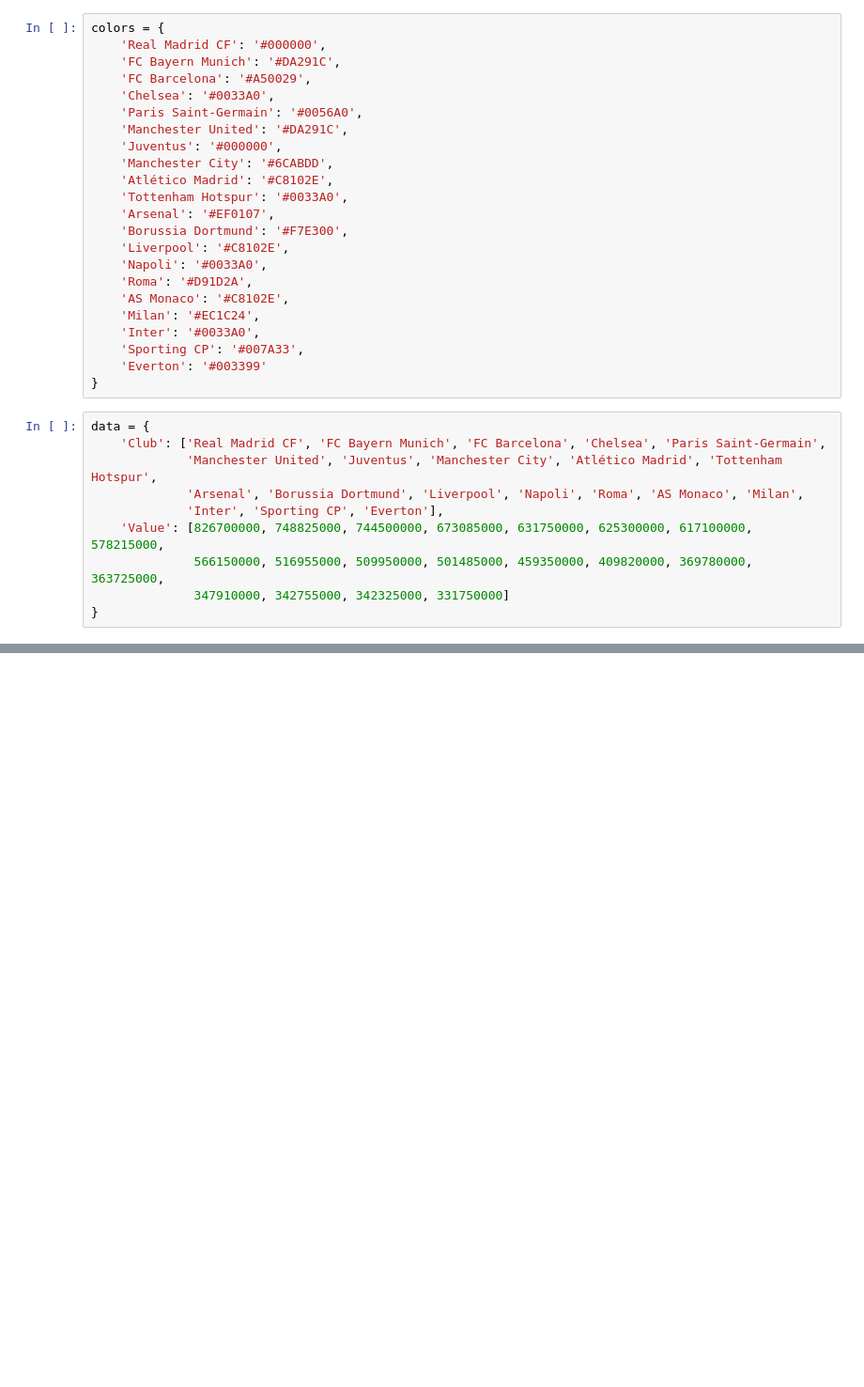
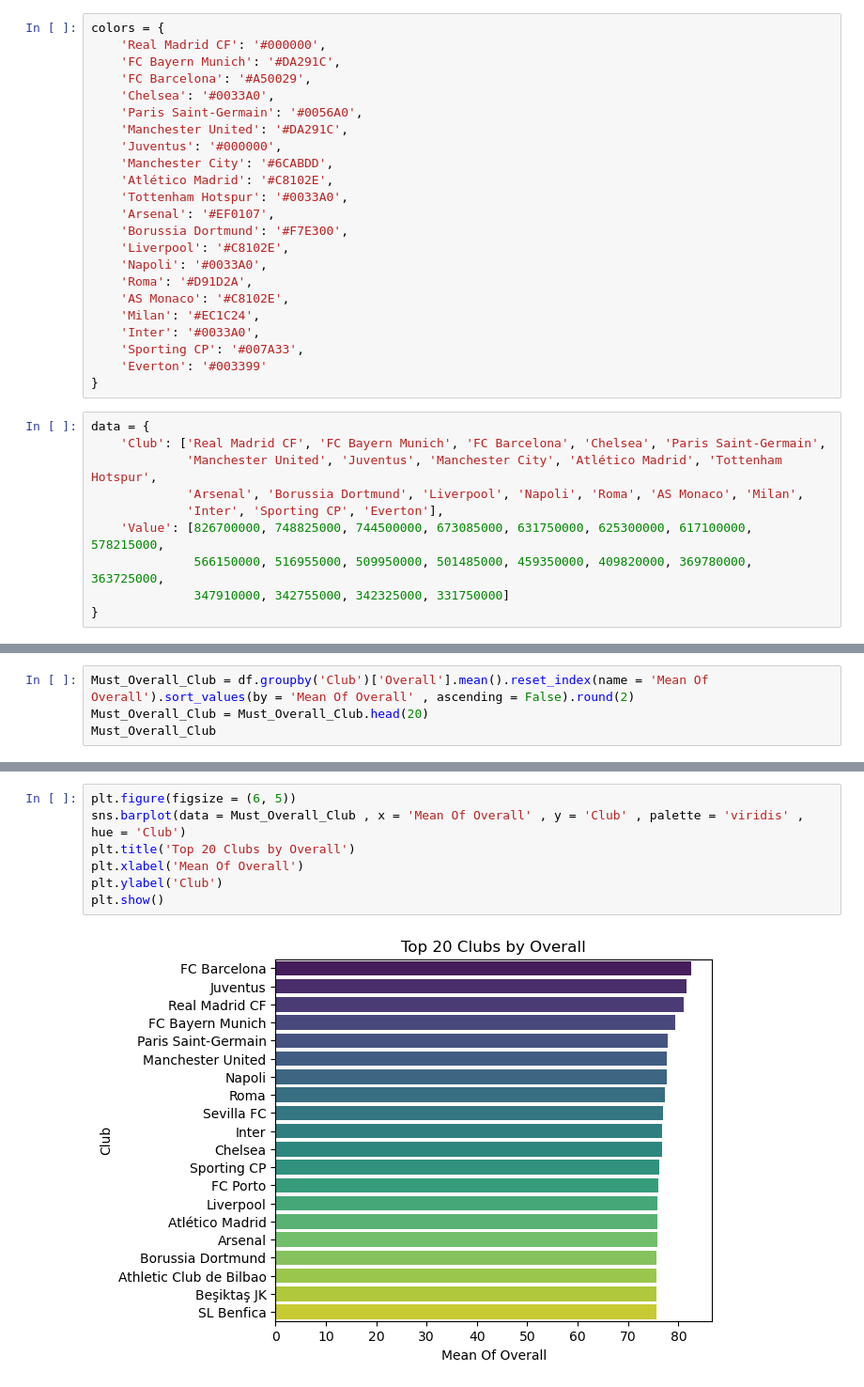
Before and after one commit to Aymenrami/Comprehensive-Analysis-of-FIFA-18-Players, a Jupyter notebook: PythonAnalyse/PlayerAnalyse.ipynb, the cells around one changed output, grey strips where cells are left out. Shown at 94% size. Cells and saved outputs as stored; diff of their text form; blank space fills up the shorter version.

```diff
--- a/PythonAnalyse/PlayerAnalyse.ipynb
+++ b/PythonAnalyse/PlayerAnalyse.ipynb
@@ -139,0 +218,4 @@ Passing `palette` without assigning `hue` is deprecated and will be removed in v
+# %%
+Must_Overall_Club = df.groupby('Club')['Overall'].mean().reset_index(name = 'Mean Of Overall').sort_values(by = 'Mean Of Overall' , ascending = False).round(2)
+Must_Overall_Club = Must_Overall_Club.head(20)
+Must_Overall_Club
@@ -139,0 +240,9 @@ Passing `palette` without assigning `hue` is deprecated and will be removed in v
+# %%
+plt.figure(figsize = (6, 5))
+sns.barplot(data = Must_Overall_Club , x = 'Mean Of Overall' , y = 'Club' , palette = 'viridis' , hue = 'Club')
+plt.title('Top 20 Clubs by Overall')
+plt.xlabel('Mean Of Overall')
+plt.ylabel('Club')
+plt.show()
+# %% [output]
+[figure, added]
```
Also changed, not shown: parts of 37 cells of this notebook.
